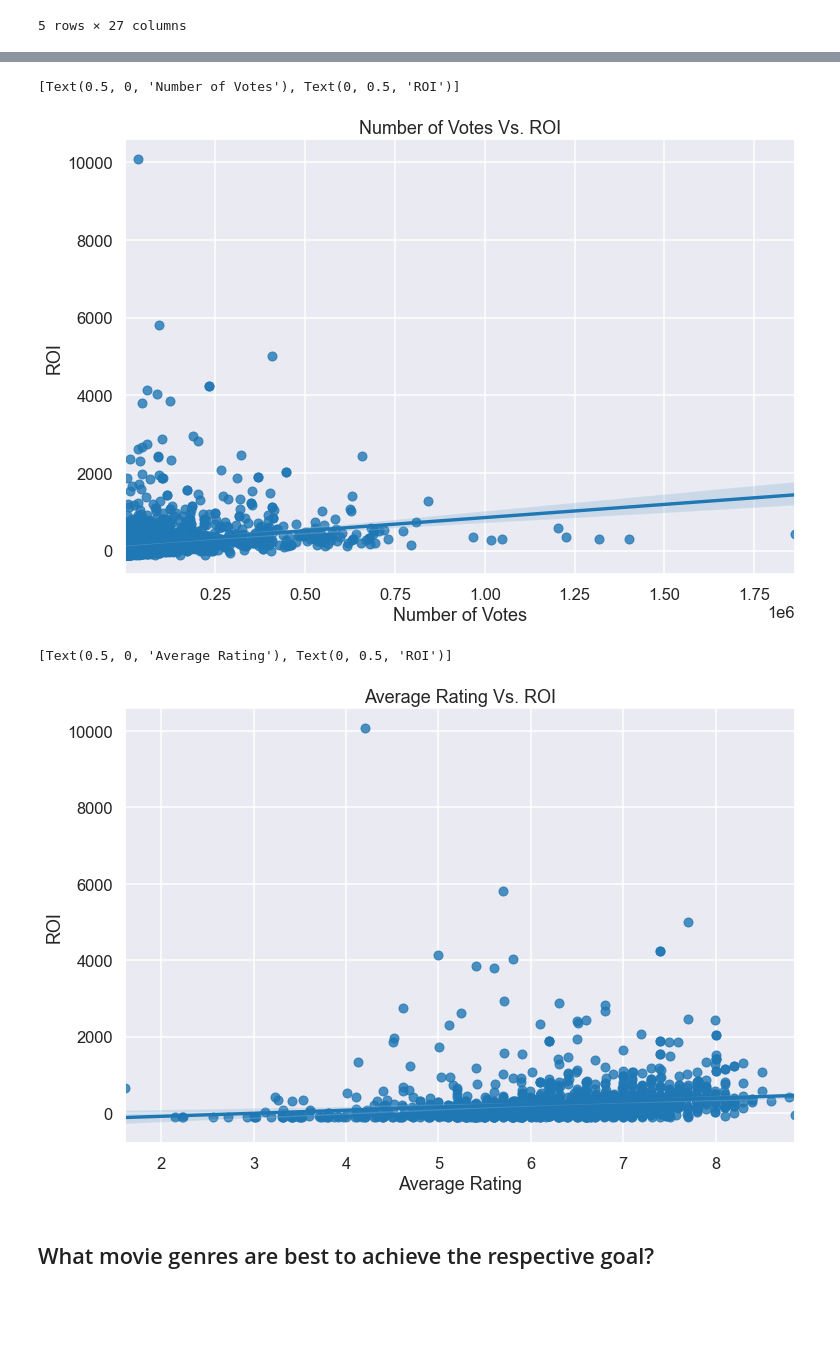
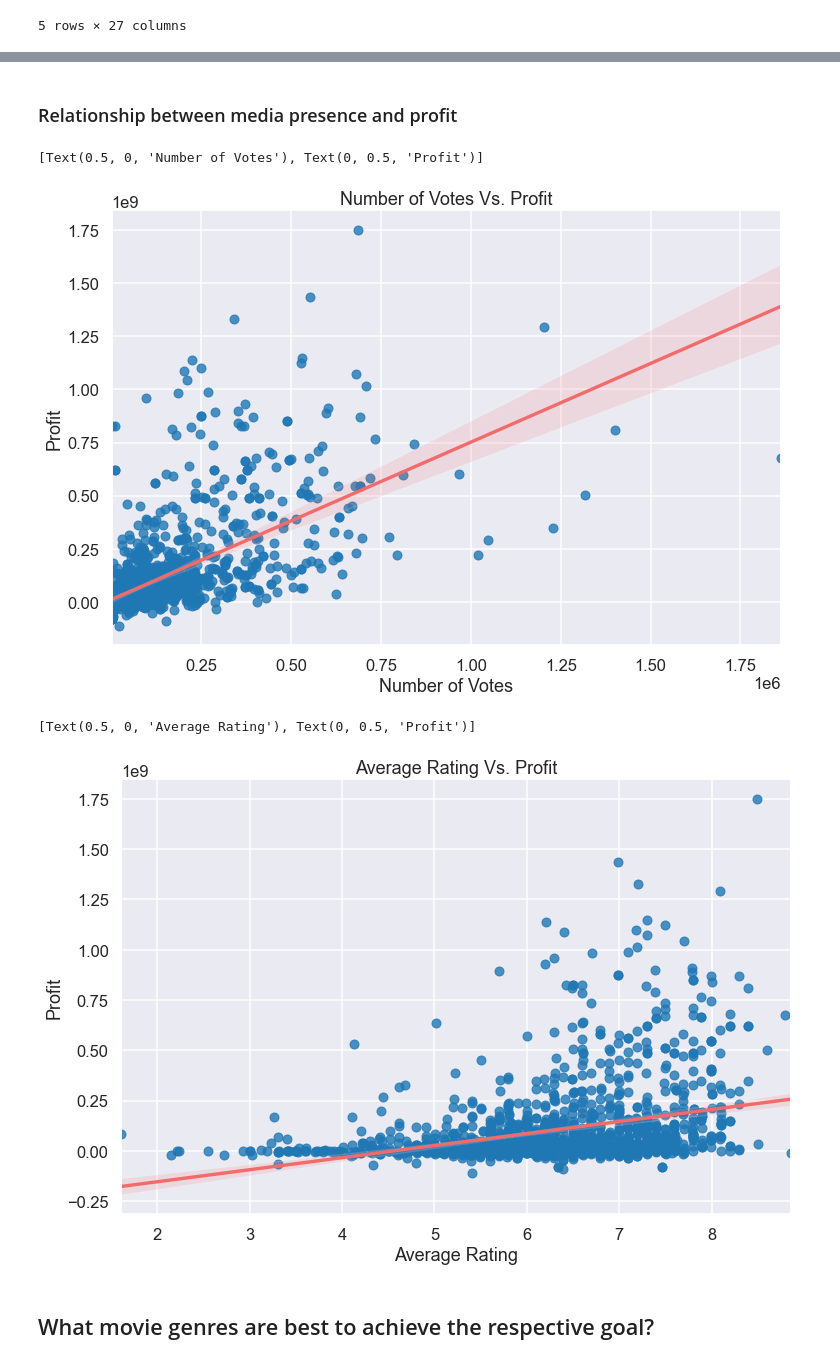
Before and after one commit to hoganbyun/Movie_analysis, a Jupyter notebook: Phase 1 Project Code.ipynb, the cells around one changed output, grey strips where cells are left out. Cells and saved outputs as stored; diff of their text form; code cells hidden in the pictures; blank space fills up the shorter version.

```diff
--- a/Phase 1 Project Code.ipynb
+++ b/Phase 1 Project Code.ipynb
@@ -687,18 +167,0 @@ roi_genre_dict
-# %%
-# plot
-sns.set_style("dark")
-sns.set_context("talk")
-fig = plt.figure(figsize = (18, 8))
-plt.title('Genres of Top 500 ROI Movies')
-#ax = sns.distplot(data = genre_dict[0:15])
-width = 1.0
-plt.bar(roi_genre_dict.keys(), roi_genre_dict.values(), width, color='black')
-#ax.set(xlabel = 'Average Rating', ylabel = 'Movie')
-plt.xlabel('Genre', fontsize='x-large')
-plt.ylabel('Frequency', fontsize='x-large')
-plt.xticks(
-    rotation=60,
-    fontweight='light',
-    horizontalalignment='right',
-    fontsize='x-large'
-)
@@ -938,2 +167,0 @@ movie_budgets_df['release_date'][0][-4:]
-# %%
-movie_budgets_df['year'] = movie_budgets_df['release_date'].map(lambda x: x[-4:])
@@ -1056,0 +168,8 @@ movies_df.sort_values(by = 'vote_count',ascending = False).head(10)
+# %%
+# convert money columns into int to access mathematical operators
+movie_budgets_df['worldwide_gross'] = movie_budgets_df['worldwide_gross'].map(
+    lambda x: int(x[1:].replace(',','')))
+movie_budgets_df['production_budget'] = movie_budgets_df['production_budget'].map(
+    lambda x: int(x[1:].replace(',','')))
+movie_budgets_df['domestic_gross'] = movie_budgets_df['domestic_gross'].map(
+    lambda x: int(x[1:].replace(',','')))
@@ -1241,10 +407,6 @@ media_roi_df.head()
 | 3 | tt1212419 | 6.5 | 87288 | Hereafter | Hereafter | 2010 | Drama,Fantasy,Romance | [18, 14] | ... |
 | 4 | tt1232829 | 7.2 | 477771 | 21 Jump Street | 21 Jump Street | 2012 | Action,Comedy,Crime | [28, 35, 80] | ... |
 5 rows × 25 columns
-# %%
-media_roi_df['worldwide_gross'] = media_roi_df['worldwide_gross'].map(lambda x: int(x[1:].replace(',','')))
-media_roi_df['production_budget'] = media_roi_df['production_budget'].map(lambda x: int(x[1:].replace(',','')))
-media_roi_df['domestic_gross'] = media_roi_df['domestic_gross'].map(lambda x: int(x[1:].replace(',','')))
 # %%
 # add an ROI column
 media_roi_df['roi'] = ((media_roi_df['worldwide_gross'] - media_roi_df['production_budget']) /
@@ -1308,0 +474,2 @@ remove_gallows_df.head()
+# %% [markdown]
+### Relationship between media presence and profit
@@ -1309,26 +478,27 @@ remove_gallows_df.head()
 # %%
+# same plot format as above section
 sns.set_style("darkgrid")
 sns.set_context("talk")
 fig = plt.figure(figsize = (12, 8))
-plt.title('Number of Votes Vs. ROI')
-ax = sns.regplot(x = 'total_votes', y = 'roi', data =
-                 remove_gallows_df, fit_reg=True, scatter=True)
+plt.title('Number of Votes Vs. Profit')
+ax = sns.regplot(x = 'total_votes', y = 'profit', data = media_roi_df, fit_reg=True, scatter=True,
+                line_kws={"color": "#F26B6B"})
 
-ax.set(xlabel = 'Number of Votes', ylabel = 'ROI')
+ax.set(xlabel = 'Number of Votes', ylabel = 'Profit')
 # %% [output]
-[Text(0.5, 0, 'Number of Votes'), Text(0, 0.5, 'ROI')]
+[Text(0.5, 0, 'Number of Votes'), Text(0, 0.5, 'Profit')]
-[figure, old version]
+[figure, new version]
 # %%
 sns.set_style("darkgrid")
 sns.set_context("talk")
 fig = plt.figure(figsize = (12, 8))
-plt.title('Average Rating Vs. ROI')
-ax = sns.regplot(x = 'final_avg_rating', y = 'roi', data =
-                 remove_gallows_df, fit_reg=True, scatter=True)
+plt.title('Average Rating Vs. Profit')
+ax = sns.regplot(x = 'final_avg_rating', y = 'profit', data = media_roi_df, fit_reg=True, scatter=True,
+                line_kws={"color": "#F26B6B"})
 
-ax.set(xlabel = 'Average Rating', ylabel = 'ROI')
+ax.set(xlabel = 'Average Rating', ylabel = 'Profit')
 # %% [output]
-[Text(0.5, 0, 'Average Rating'), Text(0, 0.5, 'ROI')]
+[Text(0.5, 0, 'Average Rating'), Text(0, 0.5, 'Profit')]
-[figure, old version]
+[figure, new version]
 # %% [markdown]
 ## What movie genres are best to achieve the respective goal?
```
Also changed, not shown: parts of 202 cells of this notebook.
